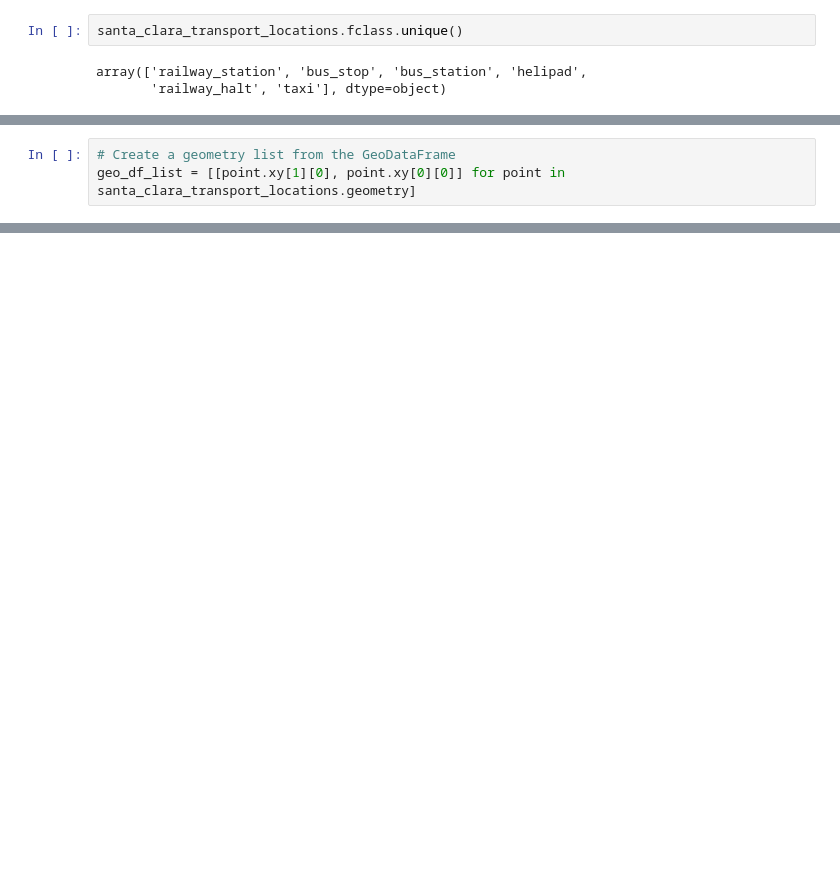
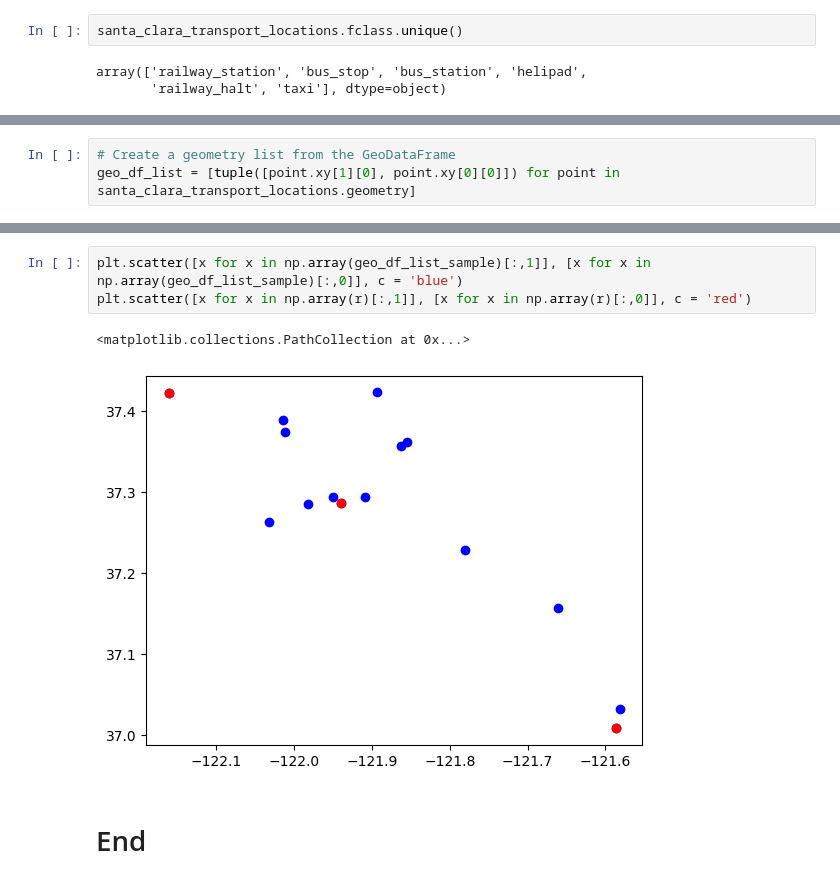
Before and after one commit to marco-scatassi/GeoSpatial-analysis, a Jupyter notebook: notebooks/p-center_facility_location.ipynb, the cells around one changed output, grey strips where cells are left out. Drawn from its saved outputs; the diff is of its cells as text; blank space fills up the shorter version.

```diff
--- a/notebooks/p-center_facility_location.ipynb
+++ b/notebooks/p-center_facility_location.ipynb
@@ -103,5 +242,5 @@ santa_clara_transport_locations[santa_clara_transport_locations.fclass == 'helip
 # %%
 # Create a geometry list from the GeoDataFrame
-geo_df_list = [[point.xy[1][0], point.xy[0][0]] for point in santa_clara_transport_locations.geometry]
+geo_df_list = [tuple([point.xy[1][0], point.xy[0][0]]) for point in santa_clara_transport_locations.geometry]
 # %%
 # OpenStreetMap
@@ -113,0 +316,8 @@ map
+# %%
+plt.scatter([x for x in np.array(geo_df_list_sample)[:,1]], [x for x in np.array(geo_df_list_sample)[:,0]], c = 'blue')
+plt.scatter([x for x in np.array(r)[:,1]], [x for x in np.array(r)[:,0]], c = 'red')
+# %% [output]
+<matplotlib.collections.PathCollection at 0x...>
+[figure, added]
+# %% [markdown]
+# End
```
Also changed, not shown: parts of 39 cells of this notebook, 9 other files.
